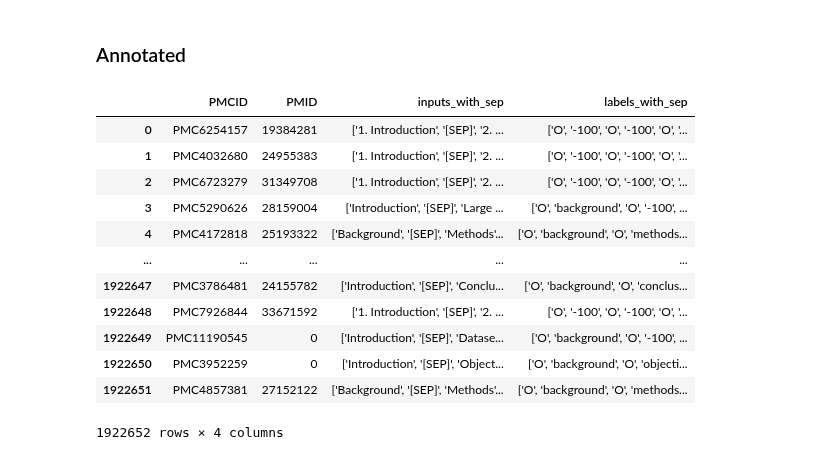
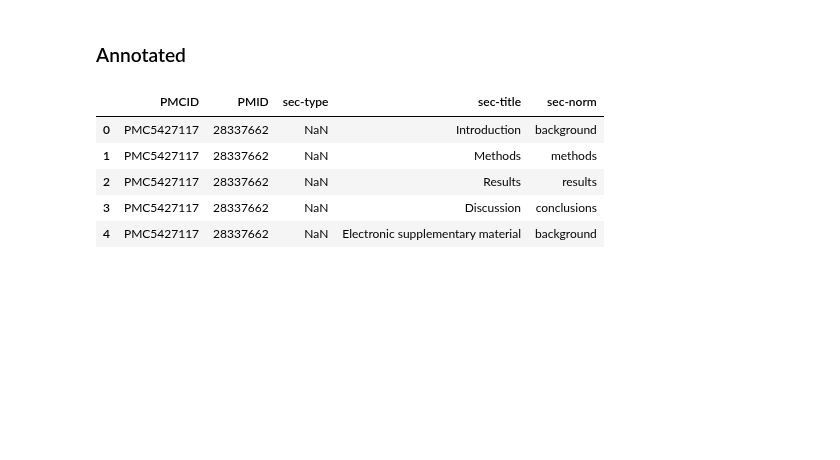
Before and after one commit to sylvey/section_normalization, a Jupyter notebook: BERT-CRF-annotated.ipynb, the cells around one changed output. Saved outputs shown, nothing was run; the diff lists cells and outputs as text; code cells hidden in the pictures; blank space fills up the shorter version.

```diff
--- a/BERT-CRF-annotated.ipynb
+++ b/BERT-CRF-annotated.ipynb
@@ -525,19 +609,13 @@ disp.plot(xticks_rotation=45, cmap="Blues")
 ### Annotated
 # %%
 import pandas as pd
-test_df = pd.read_csv('Processed_Headings/train_df.csv')
-test_df
+
+df = pd.read_csv('Processed_Headings/normalized_section_data 2.csv')
+df.head()
 # %% [output]
-|  | PMCID | PMID | inputs_with_sep | labels_with_sep |
-| 0 | PMC6254157 | 19384281 | ['1. Introduction', '[SEP]', '2. ... | ['O', '-100', 'O', '-100', 'O', '... |
-| 1 | PMC4032680 | 24955383 | ['1. Introduction', '[SEP]', '2. ... | ['O', '-100', 'O', '-100', 'O', '... |
-| 2 | PMC6723279 | 31349708 | ['1. Introduction', '[SEP]', '2. ... | ['O', '-100', 'O', '-100', 'O', '... |
-| 3 | PMC5290626 | 28159004 | ['Introduction', '[SEP]', 'Large ... | ['O', 'background', 'O', '-100', ... |
-| 4 | PMC4172818 | 25193322 | ['Background', '[SEP]', 'Methods'... | ['O', 'background', 'O', 'methods... |
-| ... | ... | ... | ... | ... |
-| 1922647 | PMC3786481 | 24155782 | ['Introduction', '[SEP]', 'Conclu... | ['O', 'background', 'O', 'conclus... |
-| 1922648 | PMC7926844 | 33671592 | ['1. Introduction', '[SEP]', '2. ... | ['O', '-100', 'O', '-100', 'O', '... |
-| 1922649 | PMC11190545 | 0 | ['Introduction', '[SEP]', 'Datase... | ['O', 'background', 'O', '-100', ... |
-| 1922650 | PMC3952259 | 0 | ['Introduction', '[SEP]', 'Object... | ['O', 'background', 'O', 'objecti... |
-| 1922651 | PMC4857381 | 27152122 | ['Background', '[SEP]', 'Methods'... | ['O', 'background', 'O', 'methods... |
+|  | PMCID | PMID | sec-type | sec-title | sec-norm |
+| 0 | PMC5427117 | 28337662 | NaN | Introduction | background |
+| 1 | PMC5427117 | 28337662 | NaN | Methods | methods |
+| 2 | PMC5427117 | 28337662 | NaN | Results | results |
+| 3 | PMC5427117 | 28337662 | NaN | Discussion | conclusions |
+| 4 | PMC5427117 | 28337662 | NaN | Electronic supplementary material | background |
-1922652 rows × 4 columns
```
Also changed, not shown: parts of 37 cells of this notebook, 3 other files.
